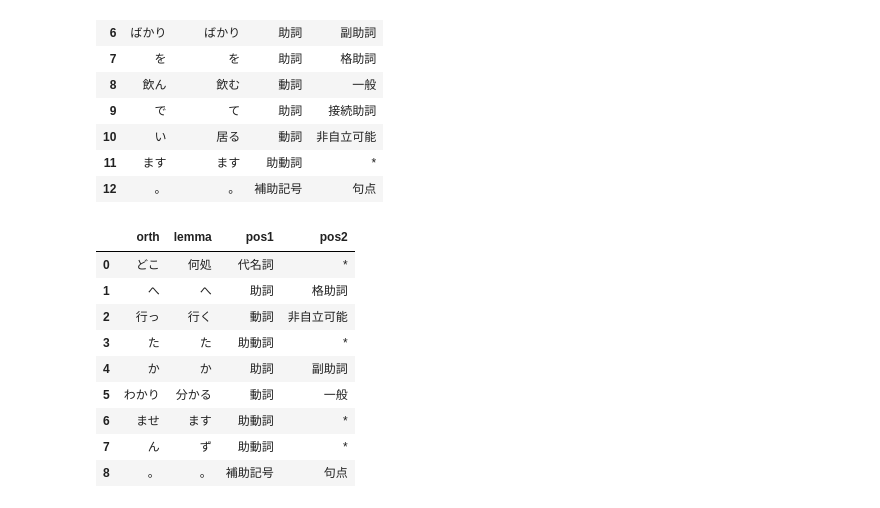
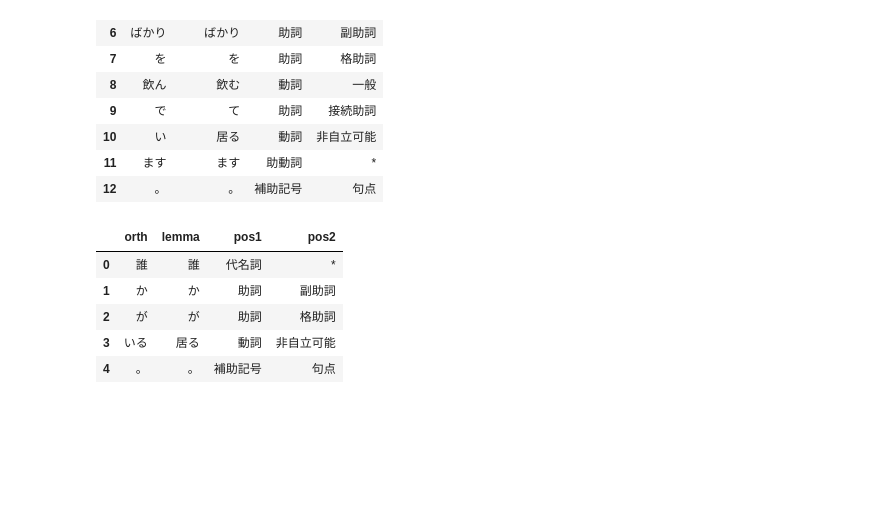
Before and after one commit to mrlovre/japp, a Jupyter notebook: extractor.ipynb, the cells around one changed output. Cells and saved outputs as stored; diff of their text form; code cells hidden in the pictures; blank space fills up the shorter version.

```diff
--- a/extractor.ipynb
+++ b/extractor.ipynb
@@ -307,15 +307,11 @@ pd.concat([pd.DataFrame.from_dict({"word": str(token), **token.feature._asdict()
 | 12 | 。 | 。 | 補助記号 | 句点 |
 # %%
 pd.concat([pd.DataFrame.from_dict({"word": str(token), **token.feature._asdict()}, orient="index").T
-           for token in tagger("どこへ行ったかわかりません。")]).reset_index(drop=True)[["orth", "lemma", "pos1", "pos2"]]
+           for token in tagger("誰かがいる。")]).reset_index(drop=True)[["orth", "lemma", "pos1", "pos2"]]
 # %% [output]
 |  | orth | lemma | pos1 | pos2 |
-| 0 | どこ | 何処 | 代名詞 | * |
-| 1 | へ | へ | 助詞 | 格助詞 |
-| 2 | 行っ | 行く | 動詞 | 非自立可能 |
-| 3 | た | た | 助動詞 | * |
-| 4 | か | か | 助詞 | 副助詞 |
-| 5 | わかり | 分かる | 動詞 | 一般 |
-| 6 | ませ | ます | 助動詞 | * |
-| 7 | ん | ず | 助動詞 | * |
-| 8 | 。 | 。 | 補助記号 | 句点 |
+| 0 | 誰 | 誰 | 代名詞 | * |
+| 1 | か | か | 助詞 | 副助詞 |
+| 2 | が | が | 助詞 | 格助詞 |
+| 3 | いる | 居る | 動詞 | 非自立可能 |
+| 4 | 。 | 。 | 補助記号 | 句点 |
```
Also changed, not shown: 2 other files.
